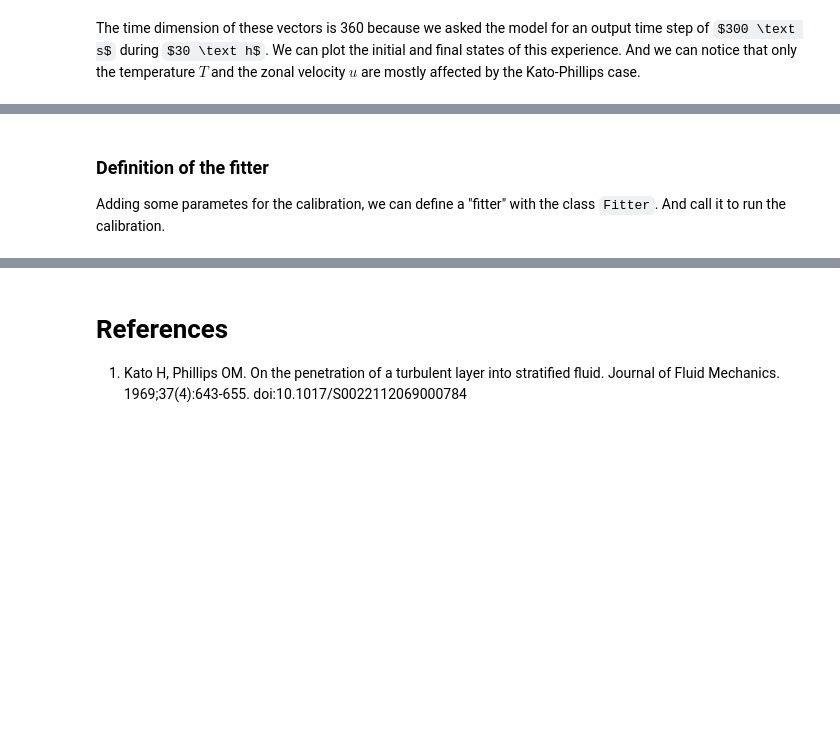
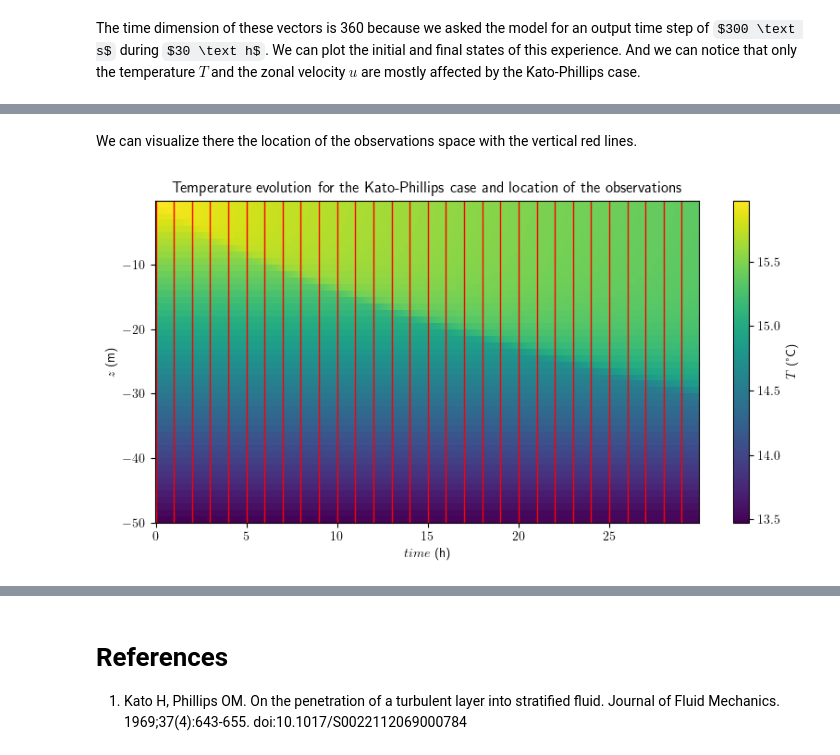
Before and after one commit to meom-group/tunax, a Jupyter notebook: notebooks/k-epsilon_Kato-Phillips.ipynb, the cells around one changed output, grey strips where cells are left out. Drawn from its saved outputs; the diff is of its cells as text; code cells hidden in the pictures; some formulas as TeX source; blank space fills up the shorter version.

```diff
--- a/notebooks/k-epsilon_Kato-Phillips.ipynb
+++ b/notebooks/k-epsilon_Kato-Phillips.ipynb
@@ -169,3 +177,17 @@ def loss(model, obs_set):
-# %% [markdown]
-### Definition of the fitter
-Adding some parametes for the calibration, we can define a "fitter" with the class `Fitter`. And call it to run the calibration.
+# %% [markdown]
+We can visualize there the location of the observations space with the vertical red lines.
+# %%
+time = trajectory_obs.time/3600
+X, Y = jnp.meshgrid(time, trajectory_obs.grid.zr)
+plt.figure(figsize=(8, 4))
+plt.tight_layout()
+plt.pcolormesh(X, Y, trajectory_obs.t.transpose(), shading='nearest')
+plt.colorbar(label='$T$ (°C)')
+plt.xlabel('time (h)')
+plt.ylabel('$z$ (m)')
+plt.title('Temperature evolution for the Kato-Phillips case and location of the observations')
+for t in time[::12]:
+    plt.axvline(x=t, color='r', linewidth=1)
+plt.show()
+# %% [output]
+[figure, added]
```
Also changed, not shown: parts of 18 cells of this notebook, 5 other files.
